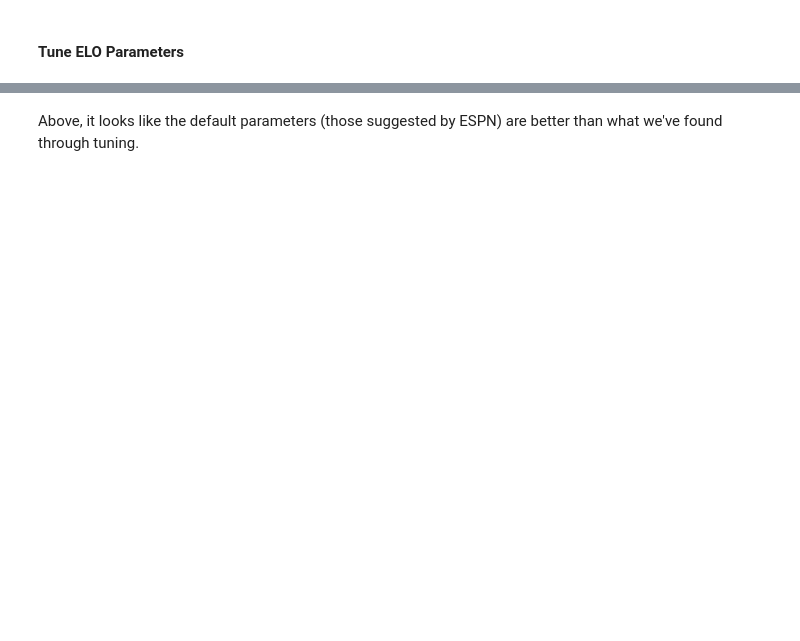
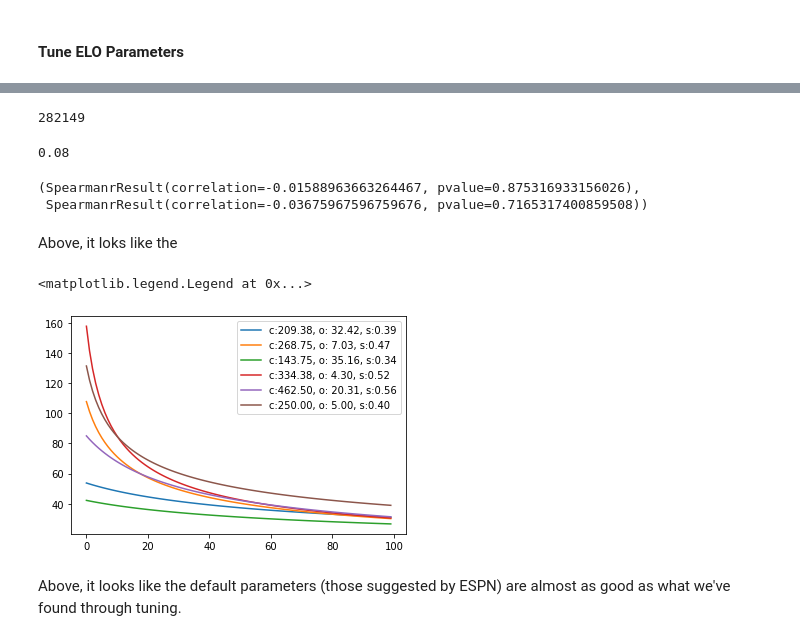
Before and after one commit to siddjagadish/tennis_new, a Jupyter notebook: tennis_new/notebooks/model_fitting/SetELO/set_elo.ipynb, the cells around one changed output, grey strips where cells are left out. Drawn from its saved outputs; the diff is of its cells as text; code cells hidden in the pictures; blank space fills up the shorter version.

```diff
--- a/tennis_new/notebooks/model_fitting/SetELO/set_elo.ipynb
+++ b/tennis_new/notebooks/model_fitting/SetELO/set_elo.ipynb
@@ -64,7 +84,7 @@ def eval_mod(mod, df, test_min='2011-01-01', test_max='2015-01-01', test_surface
         (test_set['p1_odds'] != test_set['p2_odds'])
     ]
     n_w_odds = w_odds.shape[0]
-    odds_accuracy = (w_odds['p1_odds'] < w_odds['p2_odds']).mean()
+    odds_accuracy = (w_odds['p1_odds'] <= w_odds['p2_odds']).mean()
     mod_odds_accuracy = (w_odds['elo_match_prediction'] > 0.5).mean()
     return {
         'overall_accuracy': accuracy,
@@ -166,3 +190,2 @@ tune_df = pd.DataFrame(out)
 # %%
-tune_df.sort_values('model_odds_accuracy', ascending=False, inplace=True)
-tune_df.head()
+tune_df.sort_values('model_odds_accuracy', ascending=False).head()
@@ -169,23 +213,44 @@ tune_df.head()
+# %%
+test_eval = eval_mod(set_elo, rel, test_min='2015-01-01', test_max='2021-01-01')
+(test_df['model_odds_accuracy'] > test_eval['model_odds_accuracy']).mean()
+# %% [output]
+282149
+0.08
+# %%
+from scipy.stats import spearmanr
+
+(
+    spearmanr(tune_df['model_odds_accuracy'], test_df['model_odds_accuracy']),
+    spearmanr(tune_df['overall_accuracy'], test_df['overall_accuracy'])
+)
+# %% [output]
+(SpearmanrResult(correlation=-0.01588963663264467, pvalue=0.875316933156026),
+ SpearmanrResult(correlation=-0.03675967596759676, pvalue=0.7165317400859508))
+# %% [markdown]
+Above, it loks like the
 # %%
 %matplotlib inline
 from matplotlib import pyplot as plt
 import numpy as np
 
 def _plot_params(c, o, s):
     _x = np.arange(100)
     _y = c / (_x + o) ** s
     plt.plot(_x, _y, label='c:%0.2f, o: %0.2f, s:%0.2f' % (c, o, s))
 
 
 def _plot_row(row):
     _plot_params(row['c'], row['o'], row['s'])
 
 for i in range(5):
-    _plot_row(tune_df.iloc[i])
+    _plot_row(tune_df.sort_values('model_odds_accuracy', ascending=False).iloc[i])
 
 _default_mod = ELOModel()
 _plot_params(_default_mod.c, _default_mod.o, _default_mod.s)
 
 plt.legend()
+# %% [output]
+<matplotlib.legend.Legend at 0x...>
+[figure, added]
 # %% [markdown]
-Above, it looks like the default parameters (those suggested by ESPN) are better than what we've found through tuning.
+Above, it looks like the default parameters (those suggested by ESPN) are almost as good as what we've found through tuning.
```
Also changed, not shown: parts of 9 cells of this notebook, 1 other file.
